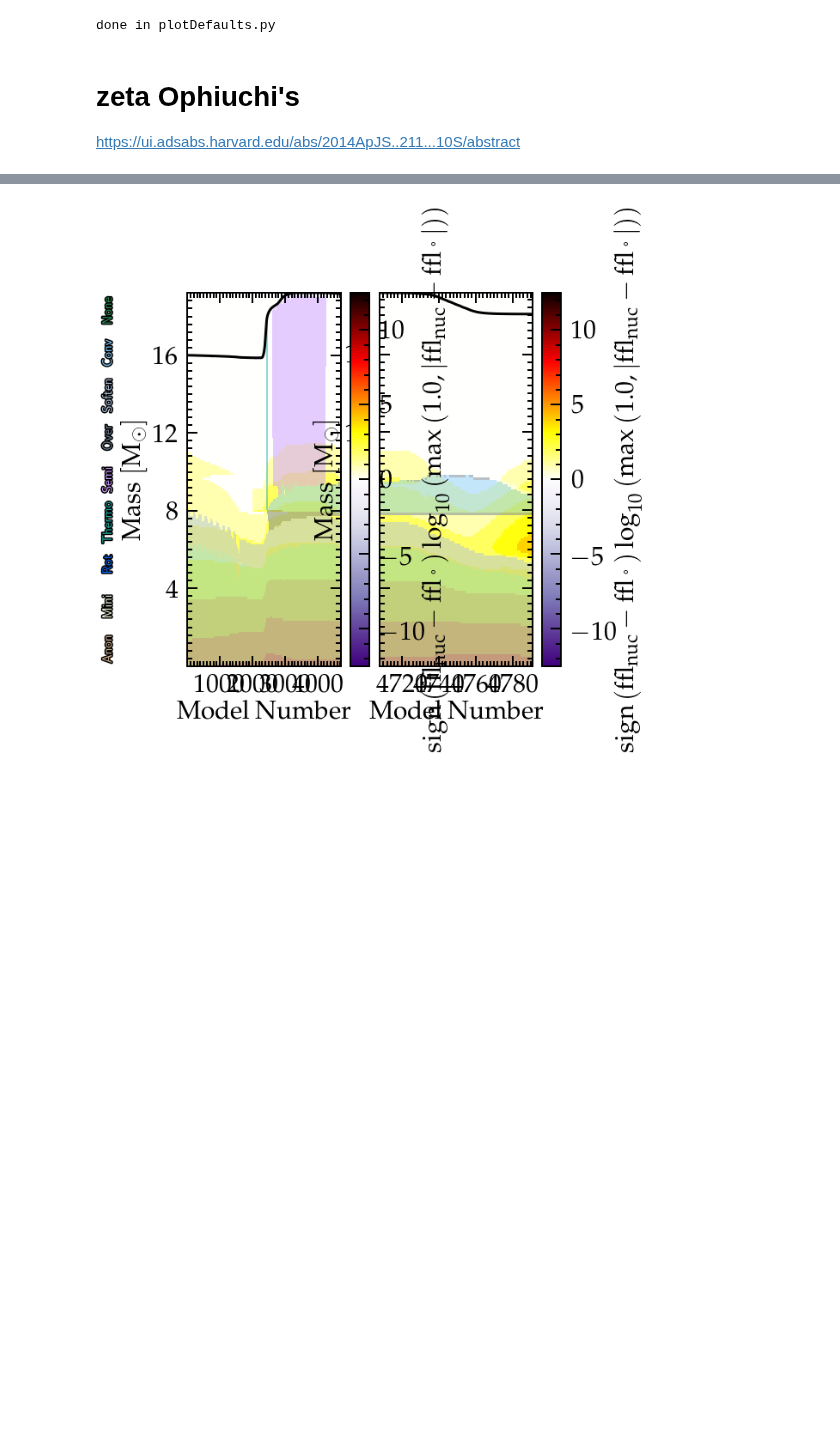
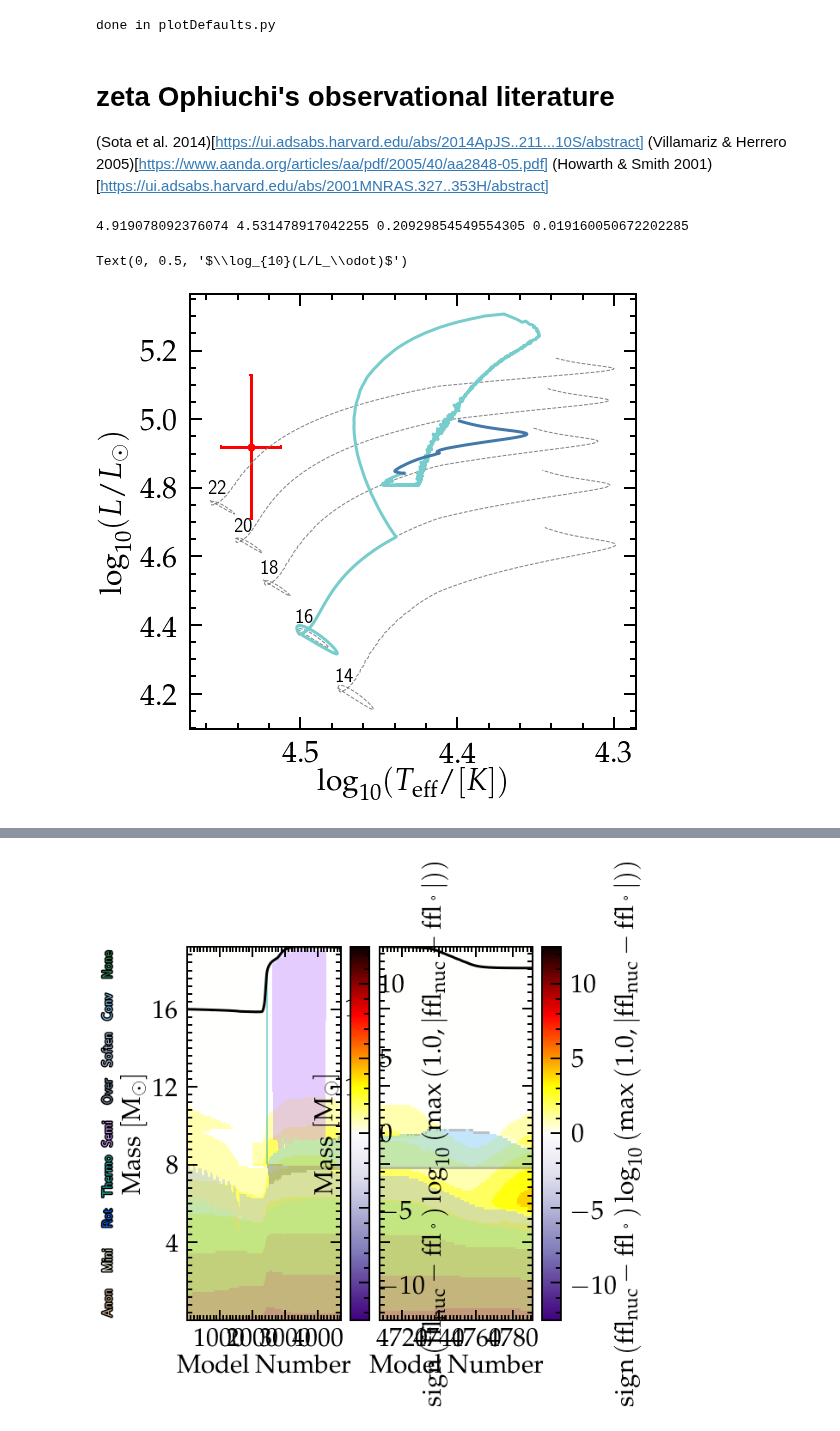
Before and after one commit to mathren/zeta_oph, a Jupyter notebook: notebooks/zeta_ophiuchi_models.ipynb, the cells around one changed output, grey strips where cells are left out. Saved outputs shown, nothing was run; the diff lists cells and outputs as text; code cells hidden in the pictures; blank space fills up the shorter version.

```diff
--- a/notebooks/zeta_ophiuchi_models.ipynb
+++ b/notebooks/zeta_ophiuchi_models.ipynb
@@ -14,6 +14,8 @@ set_plotDefaults()
 # %% [output]
 done in plotDefaults.py
 # %% [markdown]
-# zeta Ophiuchi's
+# zeta Ophiuchi's observational literature
 
-https://ui.adsabs.harvard.edu/abs/2014ApJS..211...10S/abstract
+(Sota et al. 2014)[https://ui.adsabs.harvard.edu/abs/2014ApJS..211...10S/abstract]
+(Villamariz & Herrero 2005)[https://www.aanda.org/articles/aa/pdf/2005/40/aa2848-05.pdf]
+(Howarth & Smith 2001)[https://ui.adsabs.harvard.edu/abs/2001MNRAS.327..353H/abstract]
@@ -52,4 +128,58 @@ accretor_to_TAMS_from_model = root+"/accretor_to_TAMS/from_model/LOGS/"
 # accretor_to_TAMS_from_photo = root+"/accretor_to_TAMS/from_photo/LOGS/"
 accretor_from_TAMS_to_Cdepl = root+"/accretor_TAMS_to_C_depl/LOGS/"
 single_star_root = root+"/single_star_comparison/"
+# %%
+# HRD
+def getlogLlogTeff(hfile):
+    src, col = getSrcCol(hfile)
+    log_Teff = src[:, col.index("log_Teff")]
+    logL = src[:, col.index("log_L")]
+    return logL, log_Teff
+
+
+fig = plt.figure()
+gs = gridspec.GridSpec(100, 100)
+ax = fig.add_subplot(gs[:,:])
+
+
+# single star for reference
+for single_star in glob.glob(single_star_root+'/*/'):
+    hsingle = single_star+'/LOGS/history.data'
+    logL, logTeff = getlogLlogTeff(hsingle)
+    ax.plot(logTeff, logL, c='#808080',lw=1, ls='--')
+    mass = single_star.split('/')[-2]
+    ax.text(logTeff[0]+0.001, logL[0]+0.02, mass, fontsize=20, zorder=0)
+
+
+
+hfile1 = binary+'/history.data'
+logL, logTeff = getlogLlogTeff(hfile1)
+ax.plot(logTeff, logL, c='#77CCCC', zorder=2)
+
+hfile2 = accretor_to_TAMS_from_model+'/history.data'
+logL, logTeff = getlogLlogTeff(hfile2)
+ax.plot(logTeff, logL, c='#4477AA', zorder=2)
+
+# the HRD tracks are the same starting from model or photo
+# hfile2 = accretor_to_TAMS_from_photo+'/history.data'
+# logL, logTeff = getlogLlogTeff(hfile2)
+# ax.plot(logTeff, logL, c='r', ls='--', zorder=2)
+
+
+# uncomment this to show the evolution until C depletion
+# hfile3 = accretor_from_TAMS_to_Cdepl+'/history.data'
+# logL, logTeff = getlogLlogTeff(hfile3)
+# ax.plot(logTeff, logL, c='#114477', zorder=2)
+
+
+
+zeta_oph_HRD(ax)
+
+ax.invert_xaxis()
+ax.set_xlabel(r"$\log_{10}(T_\mathrm{eff}/ [K])$")
+ax.set_ylabel(r"$\log_{10}(L/L_\odot)$")
+# %% [output]
+4.919078092376074 4.531478917042255 0.20929854549554305 0.019160050672202285
+Text(0, 0.5, '$\\log_{10}(L/L_\\odot)$')
+[figure, added]
 # %%
```
Also changed, not shown: parts of 6 cells of this notebook, 1 other file.
